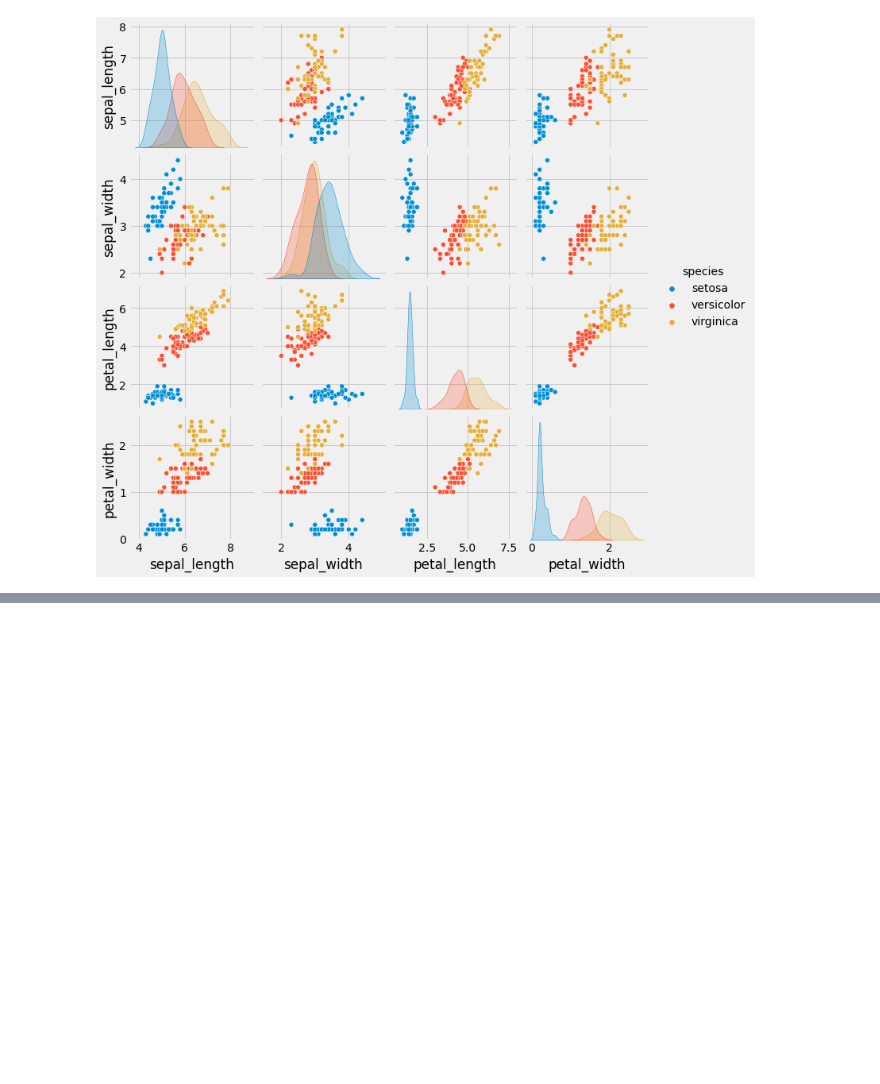
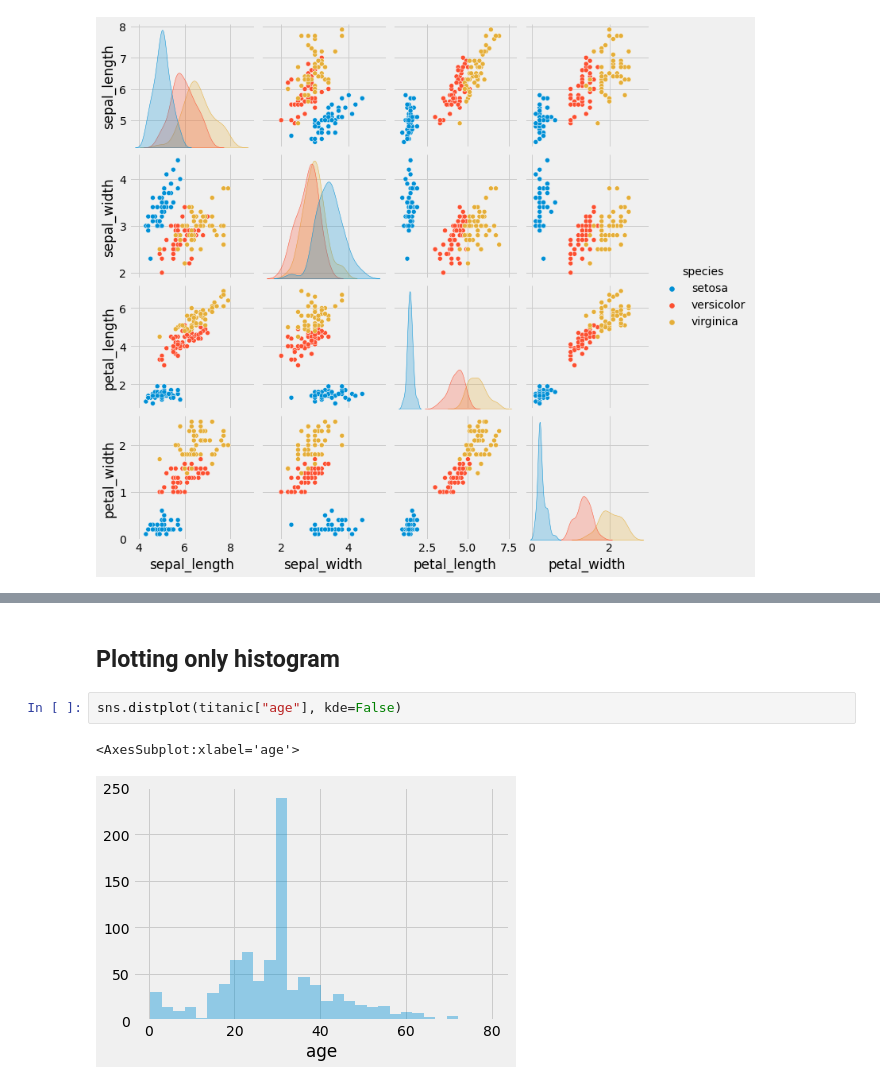
Before and after one commit to Hamza-Tahirr/Seaborn, a Jupyter notebook: Seaborn .ipynb, the cells around one changed output, grey strips where cells are left out. Drawn from its saved outputs; the diff is of its cells as text; blank space fills up the shorter version.

```diff
--- a/Seaborn .ipynb
+++ b/Seaborn .ipynb
@@ -427,0 +450,7 @@ sns.pairplot(iris,hue='species')
+# %% [markdown]
+## Plotting only histogram
+# %%
+sns.distplot(titanic["age"], kde=False)
+# %% [output]
+<AxesSubplot:xlabel='age'>
+[figure, added]
```
Also changed, not shown: parts of 20 cells of this notebook.
